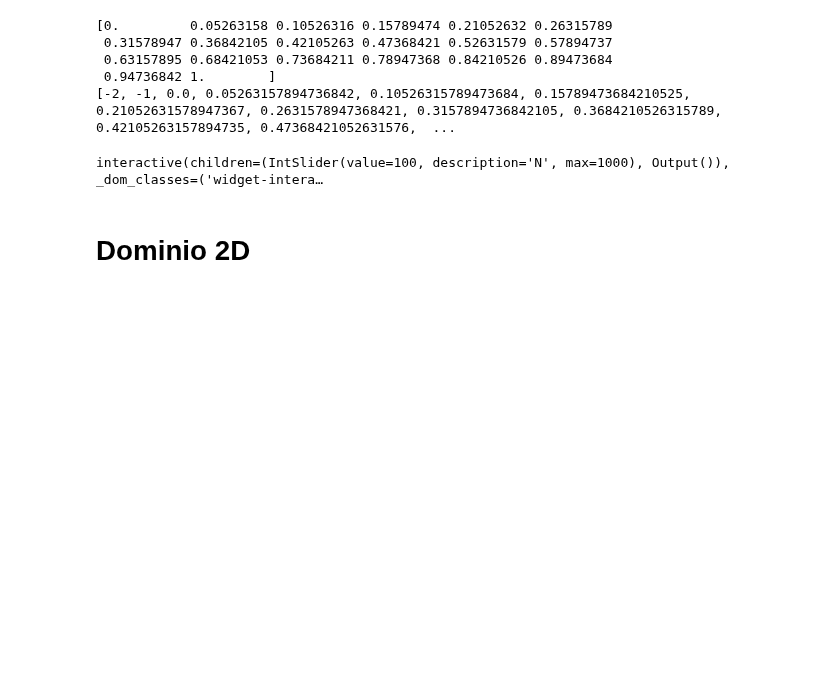
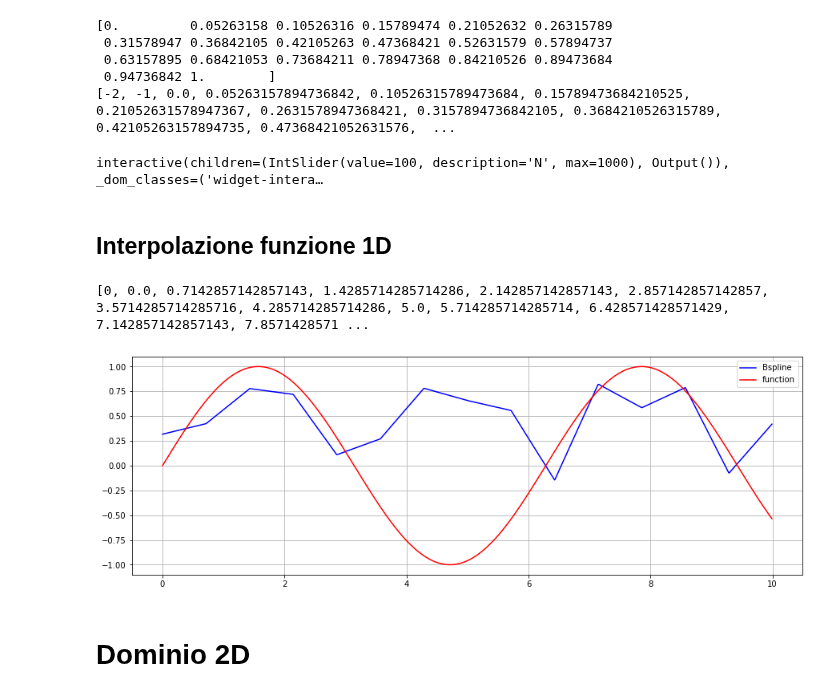
Before and after one commit to EliaStocco/Bspline, a Jupyter notebook: python/Test.ipynb, the cells around one changed output. Drawn from its saved outputs; the diff is of its cells as text; code cells hidden in the pictures; blank space fills up the shorter version.

```diff
--- a/python/Test.ipynb
+++ b/python/Test.ipynb
@@ -658,3 +680,34 @@ output = interactive_plot.children[-1]
 interactive_plot
 # %% [output]
 interactive(children=(IntSlider(value=100, description='N', max=1000), Output()), _dom_classes=('widget-intera…
+# %% [markdown]
+## Interpolazione funzione 1D
+# %%
+#definisco la dimensionaità:
+sh = Bs.shape(1,1)
+#sh.show()
+
+#defiisco i knot vector
+P=1 #polinomial degree
+N=15 #base caridnality
+xmin = 0.
+xmax = 10.
+v = np.linspace(xmin,xmax,N+P-1)
+#print(v)
+v = [0] + list(v) + [10] #np.arange(0,P+N+1)
+print(v)
+#print(v)
+kv = Bs.knot_vector(P,N,v)
+#kv.show()
+
+#alloco la Bspline
+bs = Bs.Bspline(sh,[kv])
+#bs.show()
+# %% [output]
+[0, 0.0, 0.7142857142857143, 1.4285714285714286, 2.142857142857143, 2.857142857142857, 3.5714285714285716, 4.285714285714286, 5.0, 5.714285714285714, 6.428571428571429, 7.142857142857143, 7.8571428571 ...
+# %%
+def func(x):
+    return np.sin(x)#np.full(len(x),1.0)
+
+cp = bs.approximate(func)
+#cp
@@ -661,3 +716,25 @@ interactive(children=(IntSlider(value=100, description='N', max=1000), Output())
+# %%
+#grafico le funzioni di base
+x = np.linspace(xmin,xmax,1000,endpoint=False)
+
+#
+plt.figure ( 0 , figsize = ( 15 , 5 ) )
+colors = iter(cm.rainbow(np.linspace(0, 1,N)))
+
+#x = np.linspace(min(v)+0.1,max(v)-0.1,100)
+#print("x : ",x)
+
+yb = bs.evaluate(x)
+yf = func(x)
+
+plt.plot(x, yb, color= "blue" ,label="Bspline")
+plt.plot(x, yf, color= "red" , label="function")
+
+plt.legend()
+plt.grid(True)
+plt.show()
+# %% [output]
+[figure, added]
 # %% [markdown]
 # Dominio 2D
 # %% [markdown]
```
Also changed, not shown: parts of 65 cells of this notebook, 2 other files.
